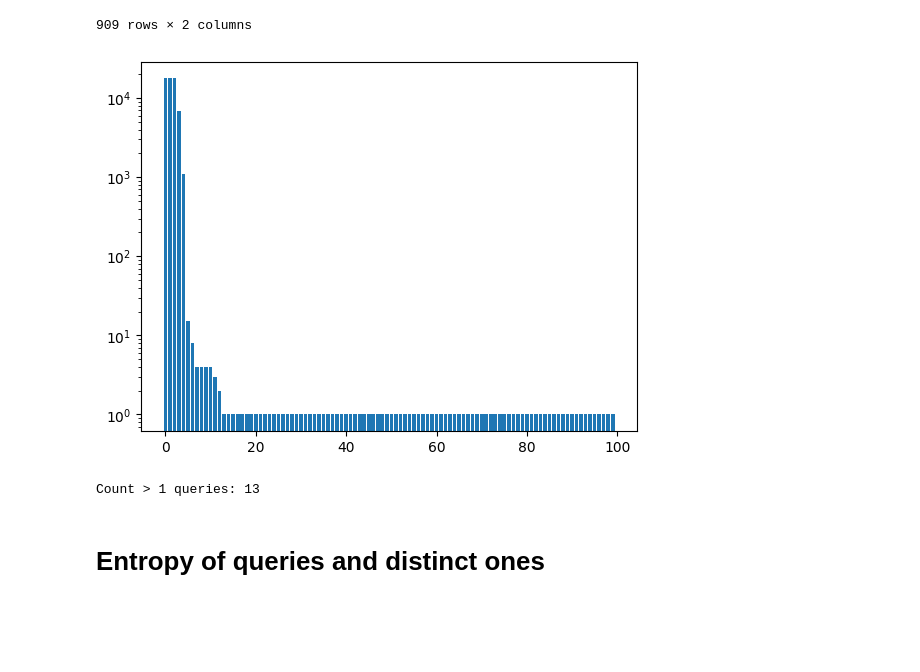
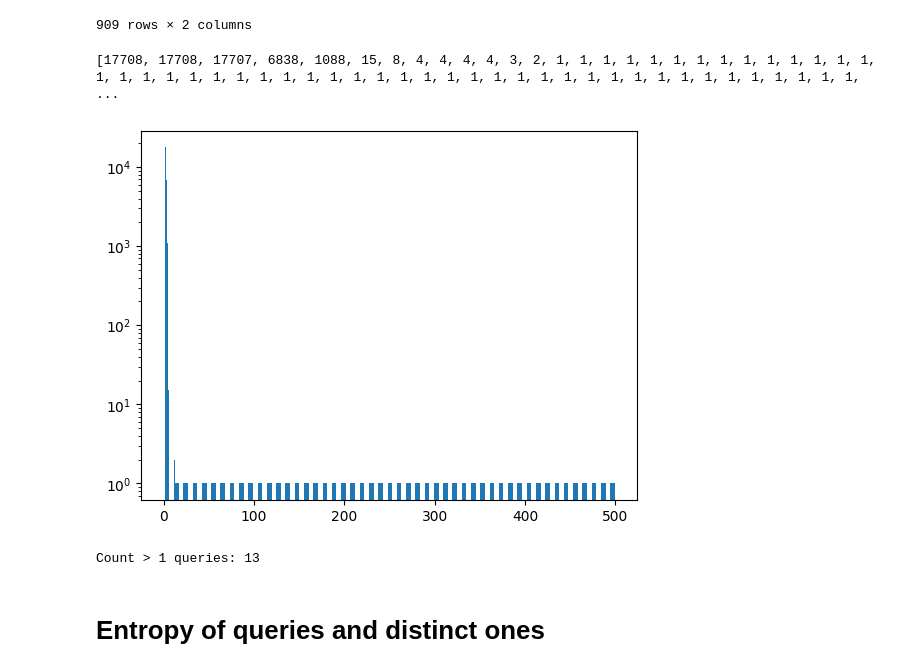
Before and after one commit to glaciation-heu/sparql-log-analysis, a Jupyter notebook: log_analysis/logs/eda.ipynb, the cells around one changed output. Saved outputs shown, nothing was run; the diff lists cells and outputs as text; code cells hidden in the pictures; blank space fills up the shorter version.

```diff
--- a/log_analysis/logs/eda.ipynb
+++ b/log_analysis/logs/eda.ipynb
@@ -62,17 +62,20 @@ Distinct queries: 909
 | 300 | PREFIX rdf: <http://www.w3.org/19... | 1 |
 909 rows × 2 columns
 # %%
-num_to_plot = 100
+num_to_plot = 500
 
+print( list(df['count']))
 fig, ax = plt.subplots()
-ax.bar(list(range(num_to_plot)), list(df['count'])[:num_to_plot])
+ax.bar(list(range(num_to_plot)), list(df['count'])[:num_to_plot], width=0.5)
 ax.set_yscale('log')
+# ax.hist(list(df['count']), bins=3)
 plt.show()
 
 print(f'Count > 1 queries: {len(df.loc[df["count"]>1])}')
 # %% [output]
+[17708, 17708, 17707, 6838, 1088, 15, 8, 4, 4, 4, 4, 3, 2, 1, 1, 1, 1, 1, 1, 1, 1, 1, 1, 1, 1, 1, 1, 1, 1, 1, 1, 1, 1, 1, 1, 1, 1, 1, 1, 1, 1, 1, 1, 1, 1, 1, 1, 1, 1, 1, 1, 1, 1, 1, 1, 1, 1, 1, 1, 1,  ...
-[figure, old version]
+[figure, new version]
-Count > 1 queries: 13
+Count > 1 queries: 13
 # %% [markdown]
 # Entropy of queries and distinct ones
 # %%
```
Also changed, not shown: parts of 7 cells of this notebook, 4 other files.
